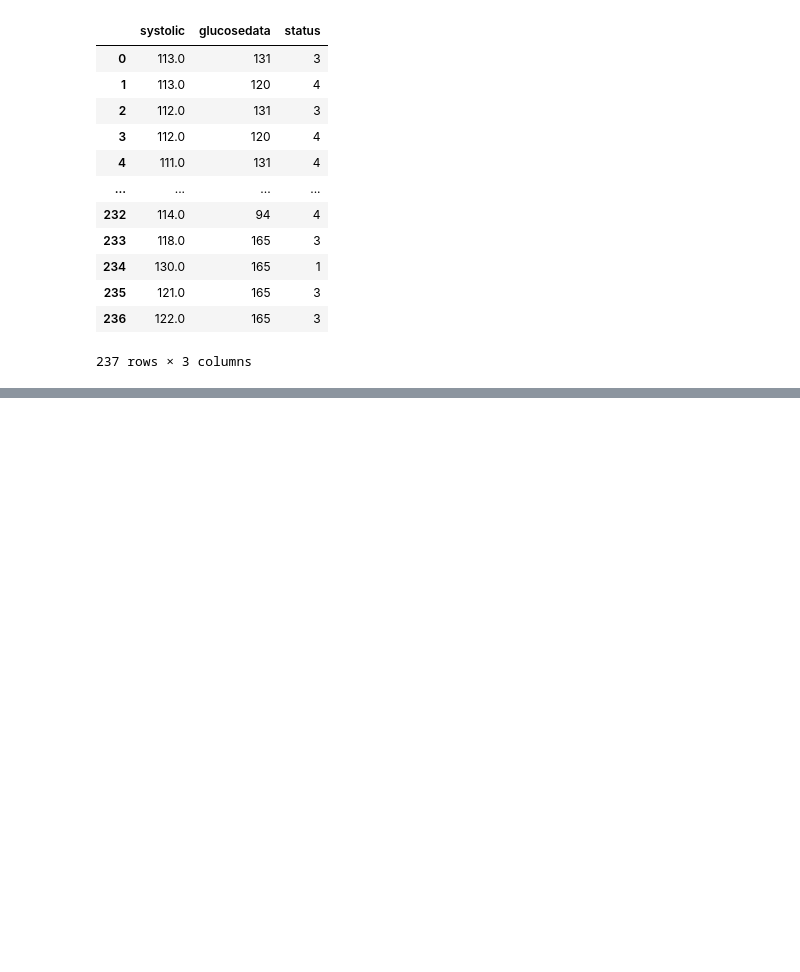
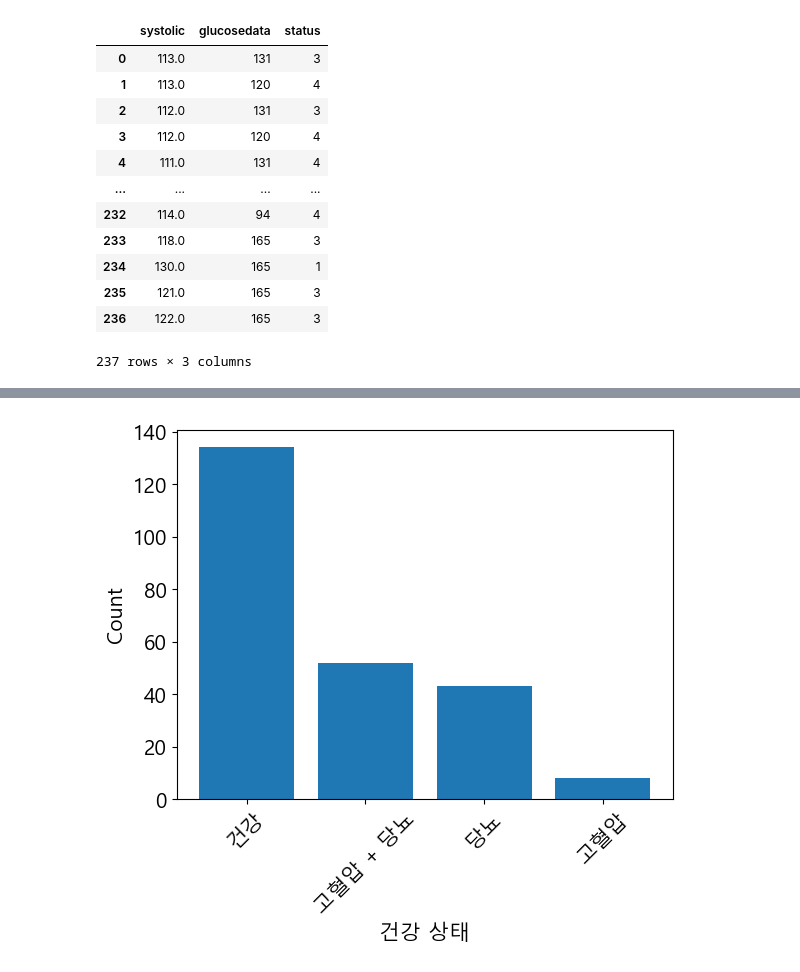
Before and after one commit to GitHayang/python, a Jupyter notebook: 미완성/healthData.ipynb, the cells around one changed output, grey strips where cells are left out. Drawn from its saved outputs; the diff is of its cells as text; code cells hidden in the pictures; blank space fills up the shorter version.

```diff
--- a/미완성/healthData.ipynb
+++ b/미완성/healthData.ipynb
@@ -544,0 +519,13 @@ resultData
+# %%
+status_counts = resultData['result'].value_counts()
+
+plt.bar(status_counts.index, status_counts.values)
+
+plt.xlabel('건강 상태')
+plt.ylabel('Count')
+
+plt.xticks(status_counts.index, rotation=45)
+
+plt.show()
+# %% [output]
+[figure, added]
```
Also changed, not shown: parts of 18 cells of this notebook, 2 other files.
